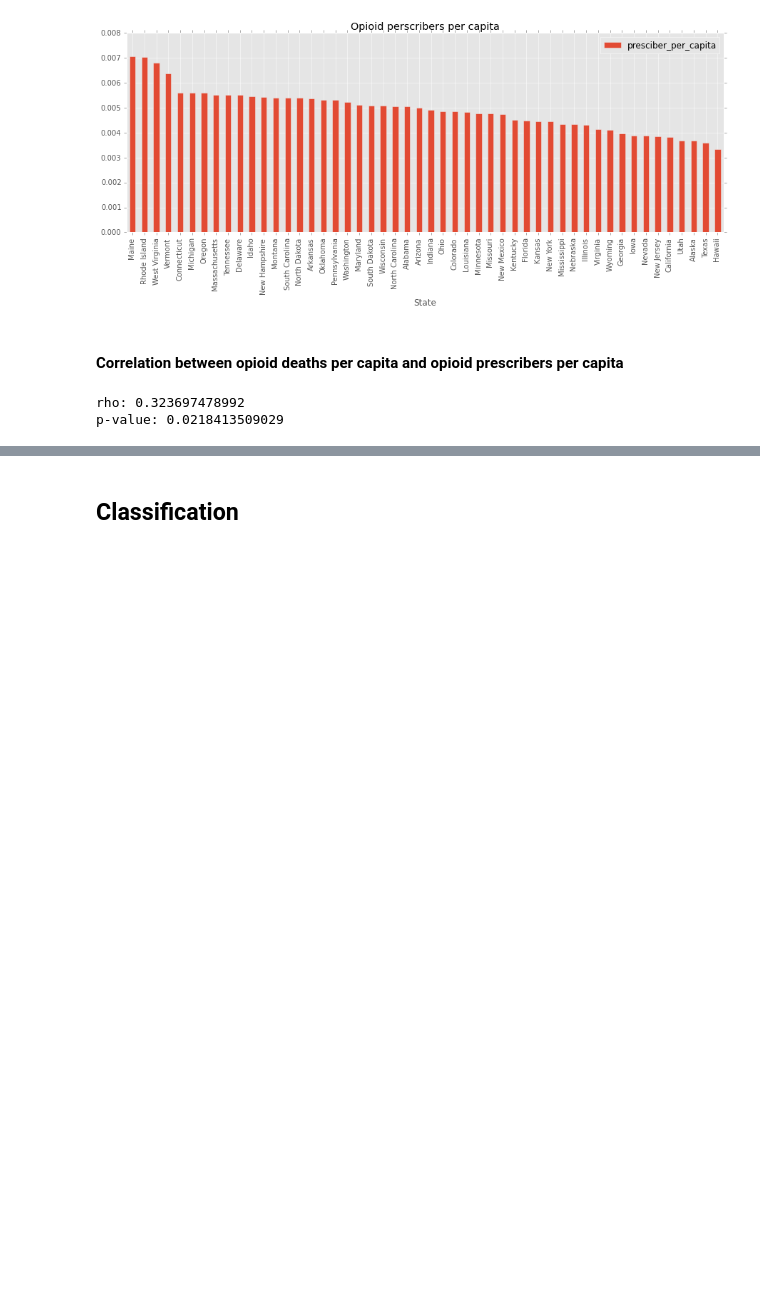
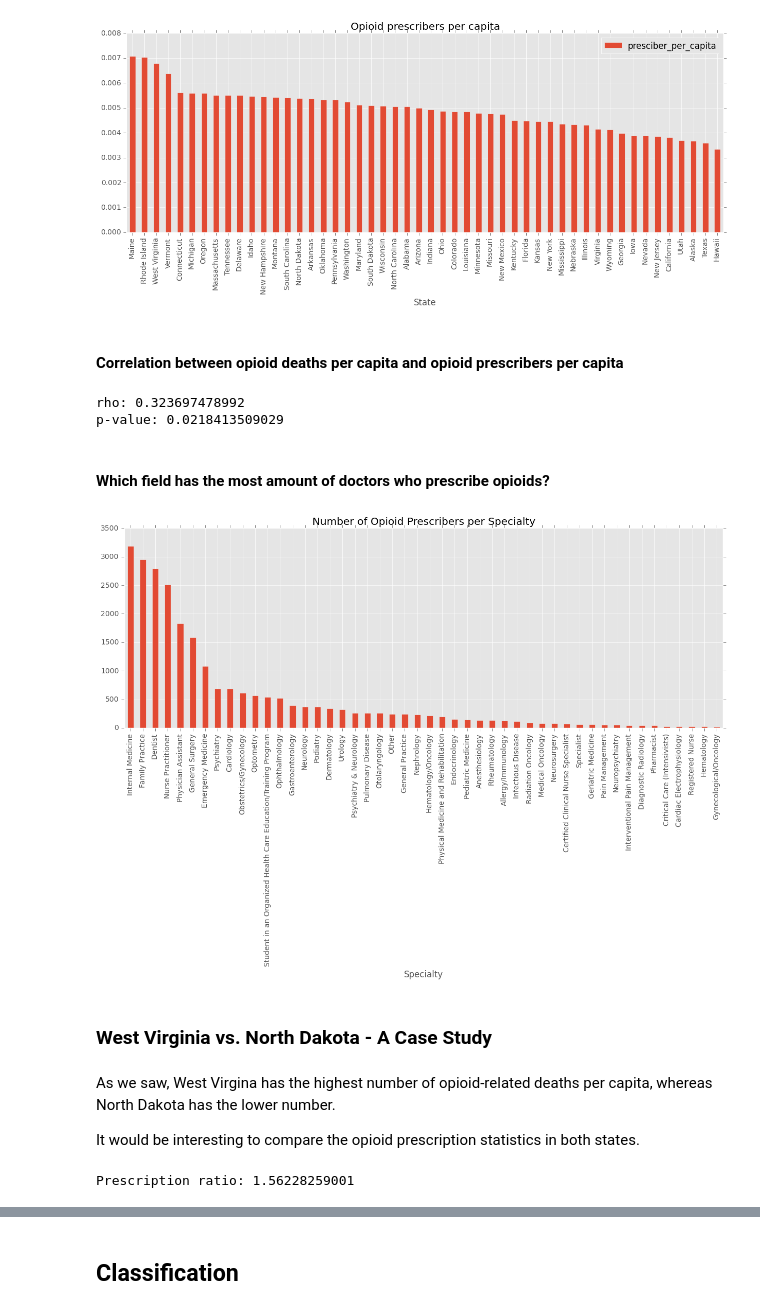
Before and after one commit to pazbunis/rwe_project, a Jupyter notebook: Project.ipynb, the cells around one changed output, grey strips where cells are left out. Cells and saved outputs as stored; diff of their text form; code cells hidden in the pictures; blank space fills up the shorter version.

```diff
--- a/Project.ipynb
+++ b/Project.ipynb
@@ -69,3 +84,37 @@ print('p-value: ' + str(pvalue))
 # %% [output]
 rho: 0.323697478992
 p-value: 0.0218413509029
+# %% [markdown]
+#### Which field has the most amount of doctors who prescribe opioids?
+# %%
+specialty_size = filtered_prescriber_info.groupby('Specialty').size()
+specialty_size.sort_values(inplace=True, ascending=False)
+specialty_size.plot(kind='bar', x='Specialty', y='num. of prescribers',
+                    title="Number of Opioid Prescribers per Specialty", figsize=(15,5))
+show()
+# %% [output]
+[figure, added]
+# %% [markdown]
+### West Virginia vs. North Dakota - A Case Study
+# %% [markdown]
+As we saw, West Virgina has the highest number of opioid-related deaths per capita, whereas North Dakota has the lower number.
+
+It would be interesting to compare the opioid prescription statistics in both states.
+# %%
+opioids = pd.read_csv('data/opioids.csv')
+op_names = opioids['Drug Name']
+cleaned_op_names = op_names.apply(lambda name: re.sub("\ |-",".",str(name)))
+prescibers_columns = prescriber_info.columns
+common_drugs = set(prescibers_columns).intersection(set(cleaned_op_names))
+prescriber_info_only_opioids_and_state = prescriber_info[['State'] + list(common_drugs)]
+prescriber_info_no_opioids = prescriber_info[list(set(prescriber_info.columns) - common_drugs)]
+state_opioid_pres_sums = prescriber_info_only_opioids_and_state.groupby('State').sum()
+WV_pop = state_ods[state_ods.Abbrev == 'WV'].Population.values
+ND_pop = state_ods[state_ods.Abbrev == 'ND'].Population.values
+
+WV_pres_norm = state_opioid_pres_sums.iloc[state_opioid_pres_sums.index.get_loc('WV')].values / WV_pop
+ND_pres_norm = state_opioid_pres_sums.iloc[state_opioid_pres_sums.index.get_loc('ND')].values / ND_pop
+general_prescription_ratio = sum(WV_pres_norm)/sum(ND_pres_norm)
+print('Prescription ratio: ' + str(general_prescription_ratio))
+# %% [output]
+Prescription ratio: 1.56228259001
```
Also changed, not shown: parts of 15 cells of this notebook.
